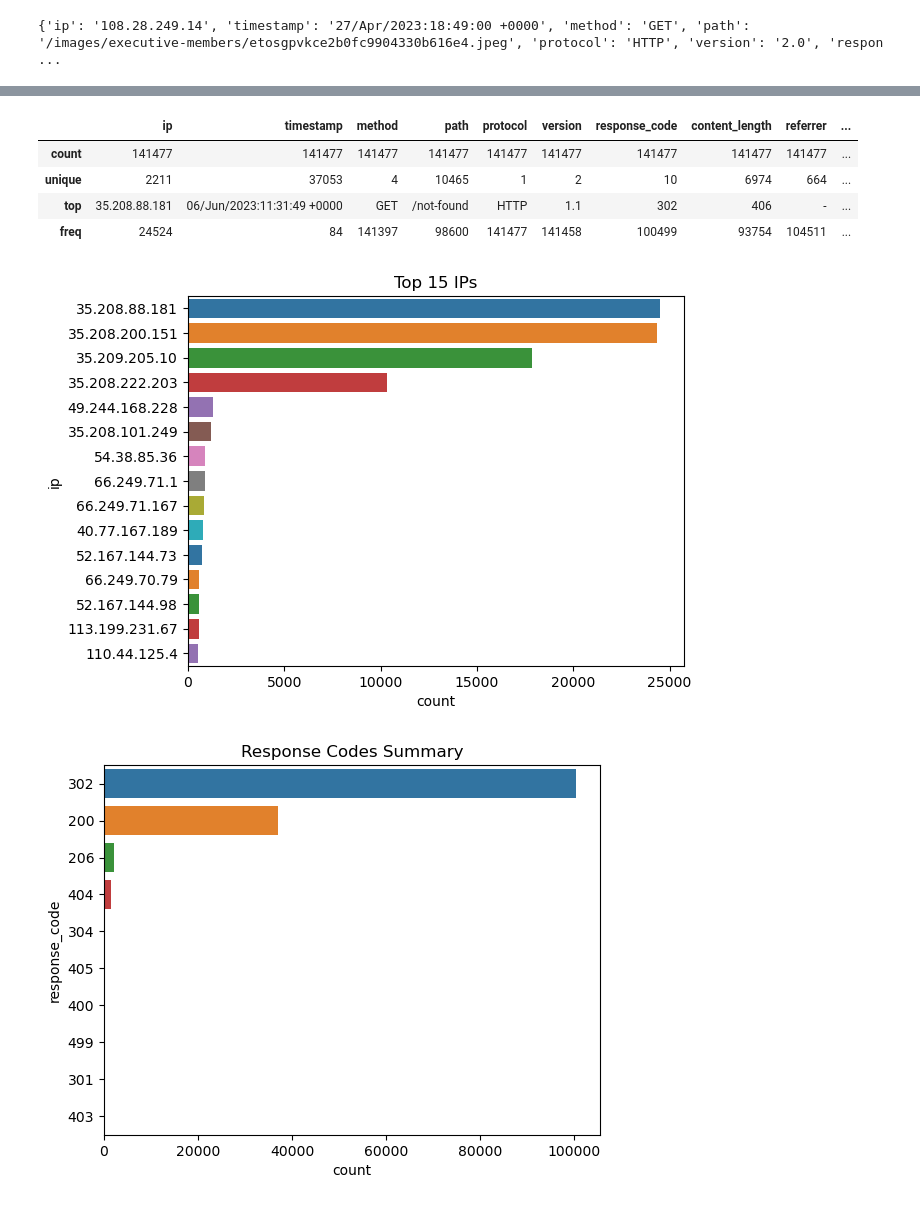
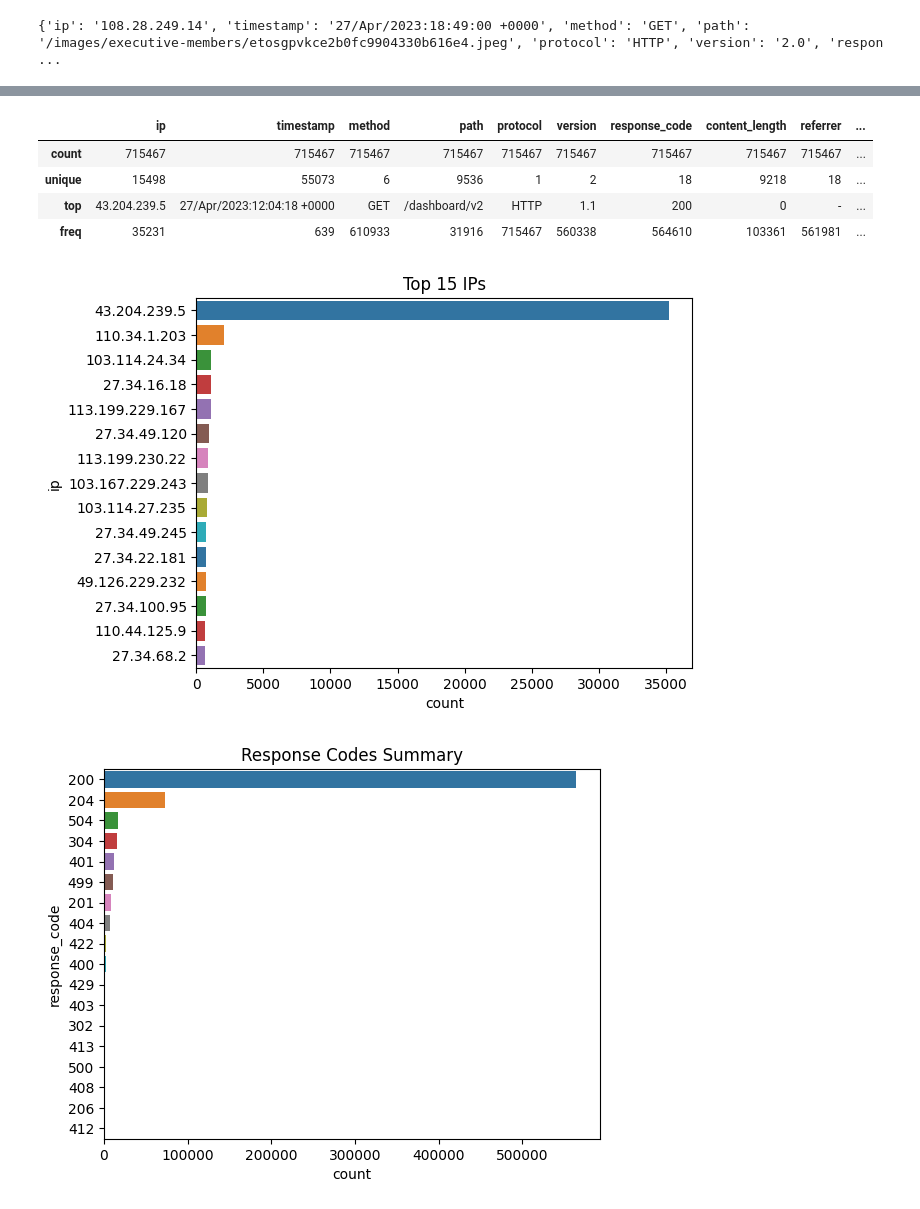
Before and after one commit to aashutoshkhadgi/webserver-log-analyzer, a Jupyter notebook: log-analyzer.py.ipynb, the cells around one changed output, grey strips where cells are left out. Cells and saved outputs as stored; diff of their text form; code cells hidden in the pictures.

```diff
--- a/log-analyzer.py.ipynb
+++ b/log-analyzer.py.ipynb
@@ -33,8 +36,8 @@ data = {'ip':[],
 
 
 #f = open("oa_access.log", "r")
-#f = open("logs/api.rspnepal.org.access.log.1", "r")
-f =open("logs/kathmandukhabar.com.access.log.1","r")
+f = open("logs/api.rspnepal.org.access.log.1", "r")
+#f =open("logs/kathmandukhabar.com.access.log.1","r")
 c=0
 for x in f:
     a = grok.match(x)
@@ -45,4 +48,8 @@ for x in f:
         c = c+ 1
         continue
 print("total none value detected is " + str(c))
+
+# generates a dataframe
+df = pd.DataFrame(data)
+df
 # %% [output]
@@ -69,7 +71,7 @@ display(df)
 df.describe()
 # %% [output]
 |  | ip | timestamp | method | path | protocol | version | response_code | content_length | referrer | ... |
-| count | 141477 | 141477 | 141477 | 141477 | 141477 | 141477 | 141477 | 141477 | 141477 | ... |
-| unique | 2211 | 37053 | 4 | 10465 | 1 | 2 | 10 | 6974 | 664 | ... |
-| top | 35.208.88.181 | 06/Jun/2023:11:31:49 +0000 | GET | /not-found | HTTP | 1.1 | 302 | 406 | - | ... |
-| freq | 24524 | 84 | 141397 | 98600 | 141477 | 141458 | 100499 | 93754 | 104511 | ... |
+| count | 715467 | 715467 | 715467 | 715467 | 715467 | 715467 | 715467 | 715467 | 715467 | ... |
+| unique | 15498 | 55073 | 6 | 9536 | 1 | 2 | 18 | 9218 | 18 | ... |
+| top | 43.204.239.5 | 27/Apr/2023:12:04:18 +0000 | GET | /dashboard/v2 | HTTP | 1.1 | 200 | 0 | - | ... |
+| freq | 35231 | 639 | 610933 | 31916 | 715467 | 560338 | 564610 | 103361 | 561981 | ... |
@@ -83,5 +78,4 @@ top_ips = ips.iloc[0:15]
 # %%
-import seaborn as sns
 top_ips = df.ip.value_counts().head(15)
 filtered_df = df[df['ip'].isin(top_ips.index)]
 category_counts = filtered_df.ip.value_counts()
@@ -91,15 +85,13 @@ sorted_categories
 
 sns.countplot(y="ip",palette="tab10",order=sorted_categories, data=df[df.ip.isin(top_ips.index)]).set_title('Top 15 IPs');
 # %% [output]
-[figure, old version]
+[figure, new version]
 # %%
-top_5_ips=  ips.iloc[1:2]
-sns.color_palette("tab10")
 category_counts = df.response_code.value_counts()
 sorted_categories = category_counts.index
 sns.countplot(y="response_code", data=df,palette="tab10", order=sorted_categories).set_title('Response Codes Summary');
 # %% [output]
-[figure, old version]
+[figure, new version]
 # %%
 
 top_20_paths = df.path.value_counts().head(15)
```
Also changed, not shown: parts of 14 cells of this notebook.
